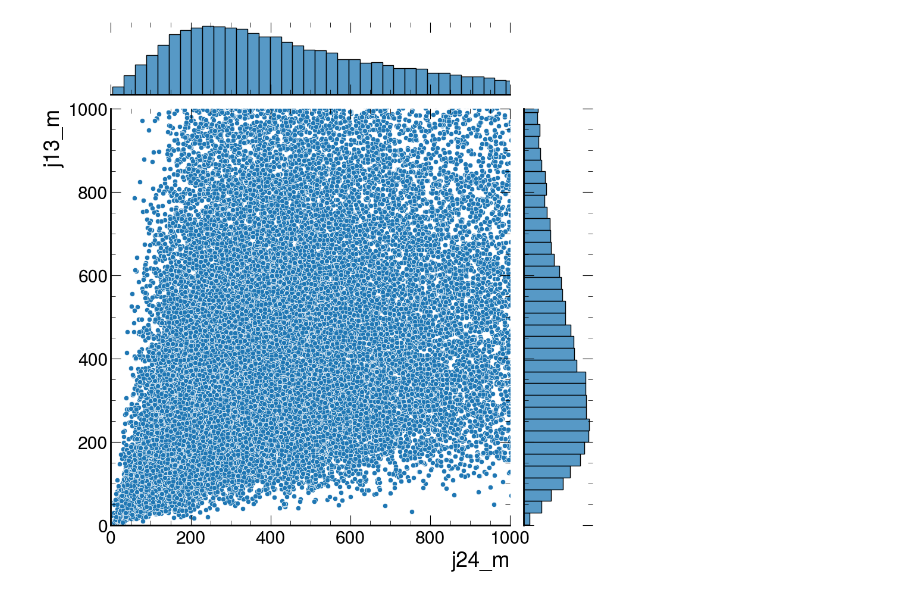
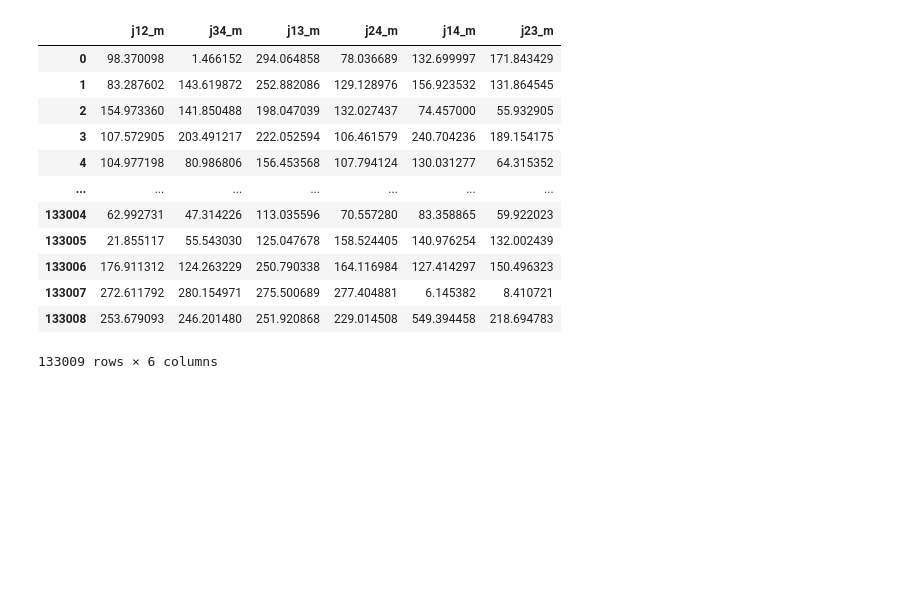
Before and after one commit to javivilladamigo/parametric-4j-QCD_background, a Jupyter notebook: analysis.ipynb, the cells around one changed output. Cells and saved outputs as stored; diff of their text form; code cells hidden in the pictures; blank space fills up the shorter version.

```diff
--- a/analysis.ipynb
+++ b/analysis.ipynb
@@ -142,7 +142,20 @@ j34_E = j3_E + j4_E
 j34_m = invariant_mass(j34_Px, j34_Py, j34_Pz, j34_E)
 # %%
 df = pd.DataFrame({'j12_m':j12_m, 'j34_m':j34_m, 'j13_m':j13_m, 'j24_m':j24_m, 'j14_m':j14_m, 'j23_m':j23_m})
-g = sns.jointplot(data = df, x = "j24_m", y = "j13_m", kind = "scatter", height = 10, xlim = (0, 1000), ylim = (0, 1000))
+#g = sns.jointplot(data = df, x = "j24_m", y = "j13_m", kind = "scatter", height = 10, xlim = (0, 1000), ylim = (0, 1000))
+df
 # %% [output]
-[figure, removed]
+|  | j12_m | j34_m | j13_m | j24_m | j14_m | j23_m |
+| 0 | 98.370098 | 1.466152 | 294.064858 | 78.036689 | 132.699997 | 171.843429 |
+| 1 | 83.287602 | 143.619872 | 252.882086 | 129.128976 | 156.923532 | 131.864545 |
+| 2 | 154.973360 | 141.850488 | 198.047039 | 132.027437 | 74.457000 | 55.932905 |
+| 3 | 107.572905 | 203.491217 | 222.052594 | 106.461579 | 240.704236 | 189.154175 |
+| 4 | 104.977198 | 80.986806 | 156.453568 | 107.794124 | 130.031277 | 64.315352 |
+| ... | ... | ... | ... | ... | ... | ... |
+| 133004 | 62.992731 | 47.314226 | 113.035596 | 70.557280 | 83.358865 | 59.922023 |
+| 133005 | 21.855117 | 55.543030 | 125.047678 | 158.524405 | 140.976254 | 132.002439 |
+| 133006 | 176.911312 | 124.263229 | 250.790338 | 164.116984 | 127.414297 | 150.496323 |
+| 133007 | 272.611792 | 280.154971 | 275.500689 | 277.404881 | 6.145382 | 8.410721 |
+| 133008 | 253.679093 | 246.201480 | 251.920868 | 229.014508 | 549.394458 | 218.694783 |
+133009 rows × 6 columns
 # %%
```
Also changed, not shown: parts of 4 cells of this notebook.
